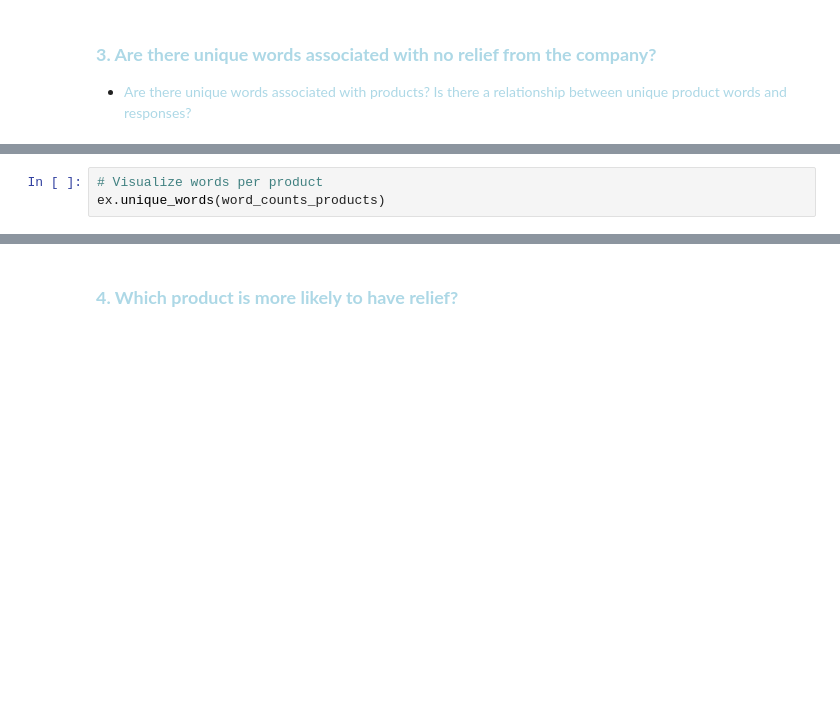
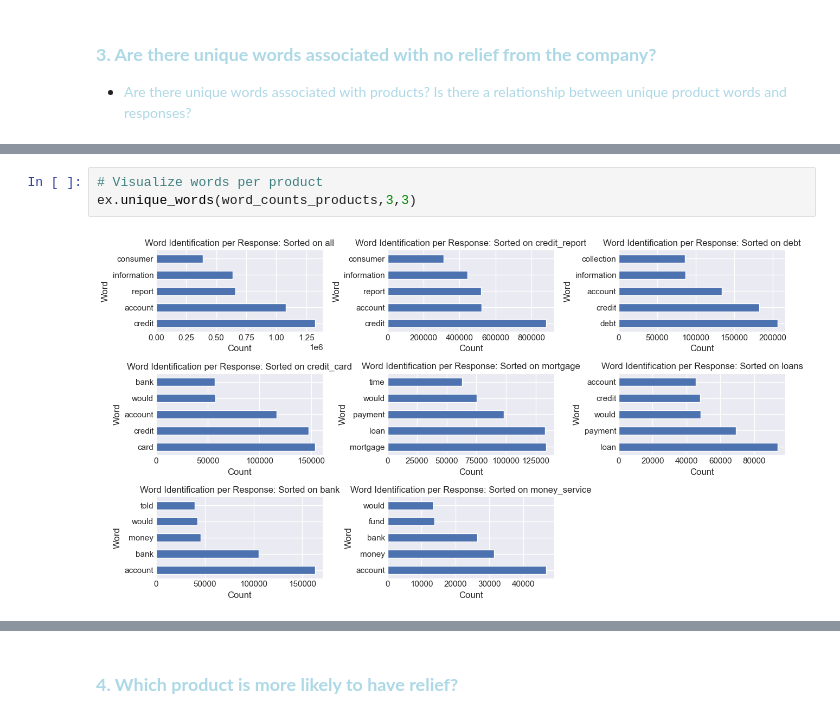
Before and after one commit to DATA-TRAC/consumer-complaint-response, a Jupyter notebook: final_notebook.ipynb, the cells around one changed output, grey strips where cells are left out. Drawn from its saved outputs; the diff is of its cells as text; blank space fills up the shorter version.

```diff
--- a/final_notebook.ipynb
+++ b/final_notebook.ipynb
@@ -257,6 +287,8 @@ ex.unique_words(word_counts)
 # %%
 # Visualize words per product
-ex.unique_words(word_counts_products)
+ex.unique_words(word_counts_products,3,3)
+# %% [output]
+[figure, added]
 # %% [markdown]
 <div class="alert alert-success">
 
```
Also changed, not shown: parts of 27 cells of this notebook, 4 other files.
